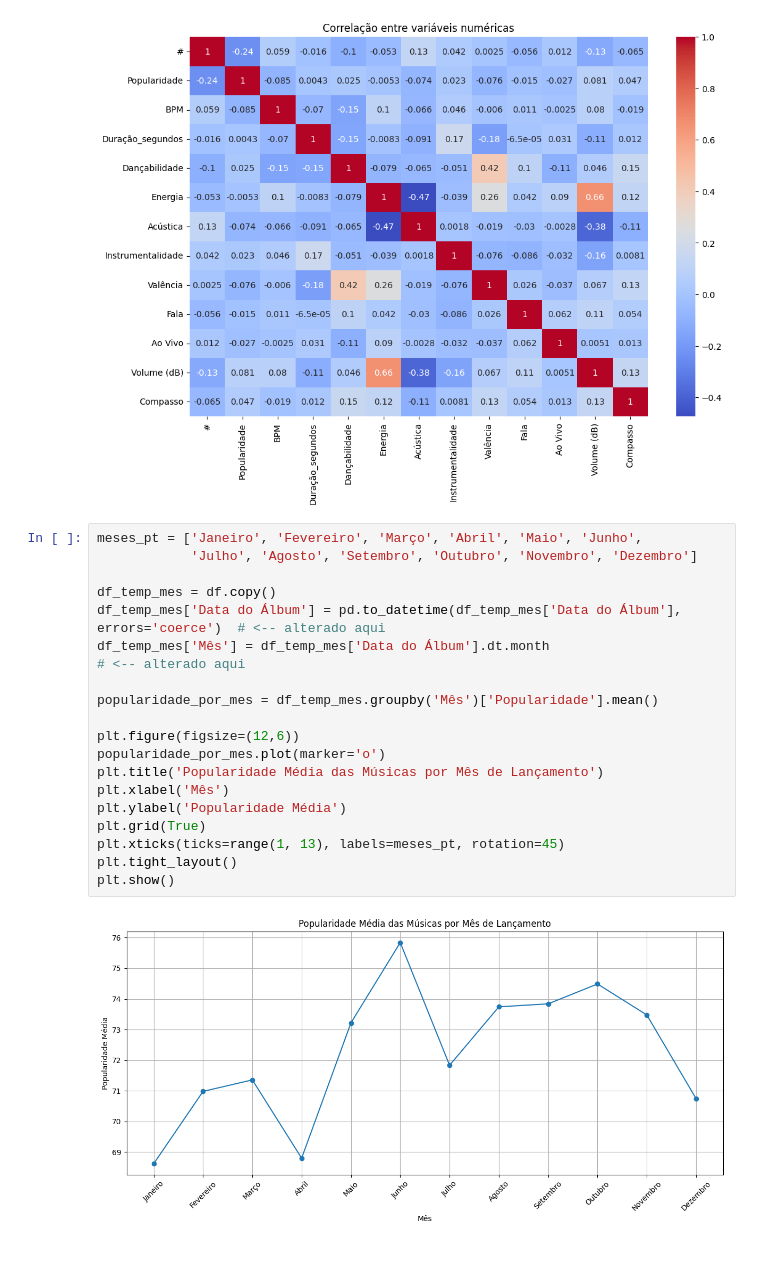
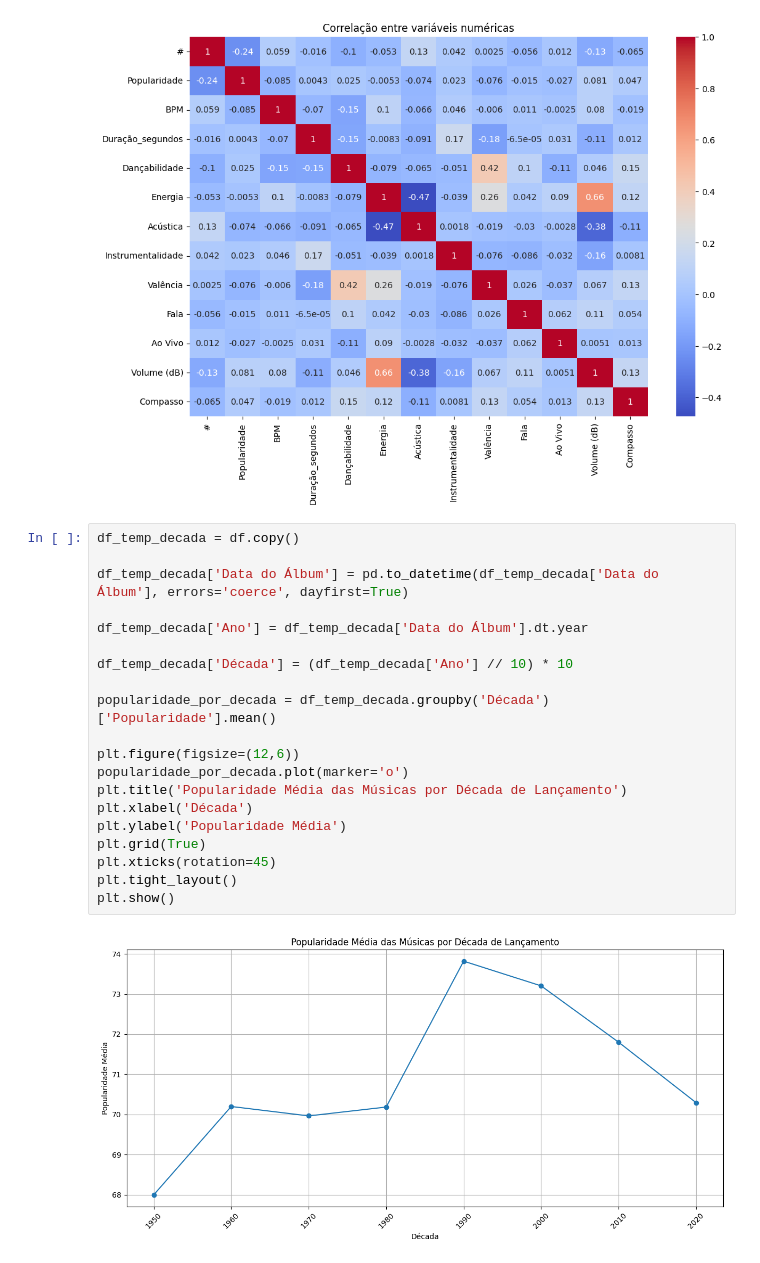
Before and after one commit to nicolascaseiro/1K, a Jupyter notebook: 1K.ipynb, the cells around one changed output. Cells and saved outputs as stored; diff of their text form.

```diff
--- a/1K.ipynb
+++ b/1K.ipynb
@@ -322,25 +322,26 @@ plt.show()
 # %% [output]
 [figure]
 # %%
-meses_pt = ['Janeiro', 'Fevereiro', 'Março', 'Abril', 'Maio', 'Junho',
-            'Julho', 'Agosto', 'Setembro', 'Outubro', 'Novembro', 'Dezembro']
+df_temp_decada = df.copy()
 
-df_temp_mes = df.copy()
-df_temp_mes['Data do Álbum'] = pd.to_datetime(df_temp_mes['Data do Álbum'], errors='coerce')  # <-- alterado aqui
-df_temp_mes['Mês'] = df_temp_mes['Data do Álbum'].dt.month                                     # <-- alterado aqui
+df_temp_decada['Data do Álbum'] = pd.to_datetime(df_temp_decada['Data do Álbum'], errors='coerce', dayfirst=True)
 
-popularidade_por_mes = df_temp_mes.groupby('Mês')['Popularidade'].mean()
+df_temp_decada['Ano'] = df_temp_decada['Data do Álbum'].dt.year
+
+df_temp_decada['Década'] = (df_temp_decada['Ano'] // 10) * 10
+
+popularidade_por_decada = df_temp_decada.groupby('Década')['Popularidade'].mean()
 
 plt.figure(figsize=(12,6))
-popularidade_por_mes.plot(marker='o')
-plt.title('Popularidade Média das Músicas por Mês de Lançamento')
-plt.xlabel('Mês')
+popularidade_por_decada.plot(marker='o')
+plt.title('Popularidade Média das Músicas por Década de Lançamento')
+plt.xlabel('Década')
 plt.ylabel('Popularidade Média')
 plt.grid(True)
-plt.xticks(ticks=range(1, 13), labels=meses_pt, rotation=45)
+plt.xticks(rotation=45)
 plt.tight_layout()
 plt.show()
 # %% [output]
-[figure, old version]
+[figure, new version]
 # %%
 pip install streamlit
```
Also changed, not shown: parts of 4 cells of this notebook.
